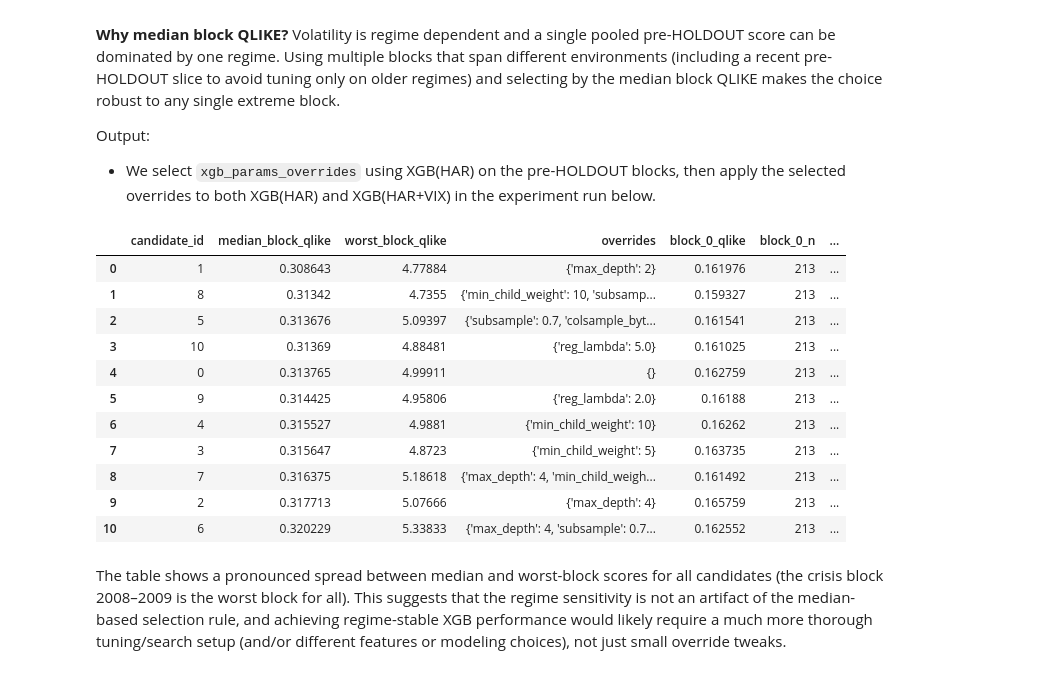
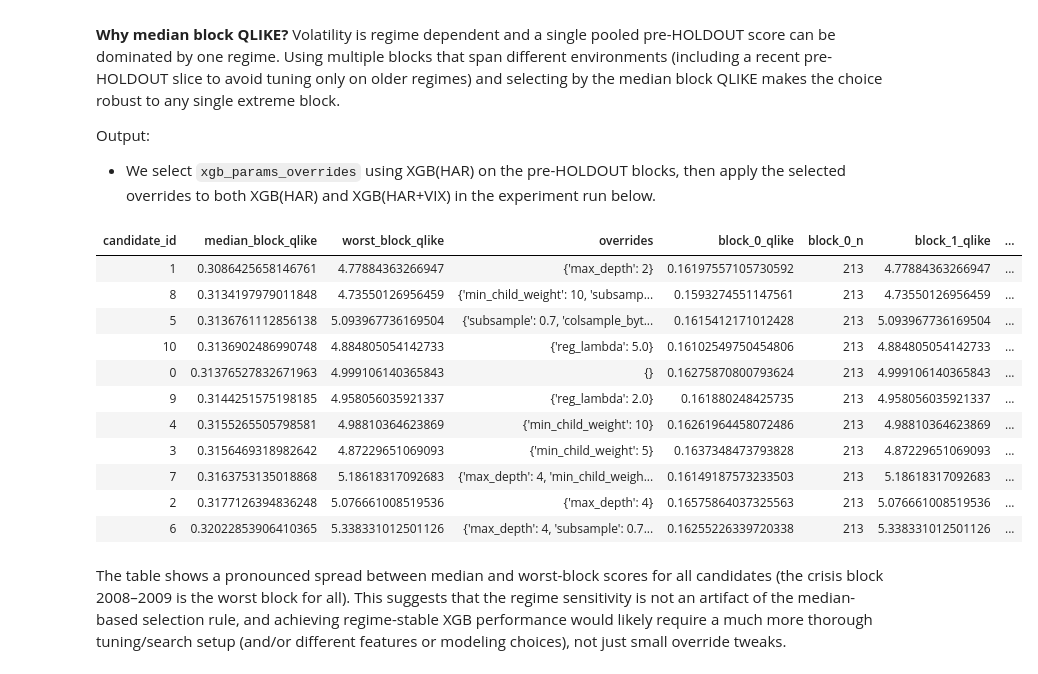
Before and after one commit to MJG-10/vol-forecast-and-control, a Jupyter notebook: notebooks/01_results.ipynb, the cells around one changed output. Cells and saved outputs as stored; diff of their text form; code cells hidden in the pictures.

```diff
--- a/notebooks/01_results.ipynb
+++ b/notebooks/01_results.ipynb
@@ -19,12 +19,19 @@ from vol_forecast.runner.experiment_pipeline import build_experiment_df
 from vol_forecast.runner.experiment import compute_experiment_report
 from vol_forecast.models_tuning.tuning import tune_xgb_params_pre_holdout
 
-from vol_forecast.runner.report_io import console_report, plot_report, save_report_csvs
-
 pd.set_option("display.max_columns", 200)
 pd.set_option("display.width", 140)
 pd.set_option("display.max_rows", 200)
 pd.set_option("display.float_format", lambda x: f"{x:,.6g}")
+
+def _fmt_cell(x):
+    if isinstance(x, (np.floating, float)):
+        x = float(x)
+        return f"{x:,.0f}" if x.is_integer() else str(x)
+    return str(x)
+
+def show_df(df: pd.DataFrame) -> None:
+    display(df.style.hide(axis="index").format(_fmt_cell))
 # %% [markdown]
 ## Overview
 
@@ -177,34 +184,34 @@ Output:
 # %%
 xgb_params_overrides = None
 xgb_tuning = {"status": "not_run", "best": None, "table": None}
 
 best_meta, tune_table = tune_xgb_params_pre_holdout(
     df=base_df,
     holdout_start=pd.Timestamp(holdout_start_date),
     horizon=horizon,
     cfg=wf_cfg,
     blocks=xgb_tuning_blocks,
 )
 xgb_params_overrides = best_meta["best_params_overrides"]
 xgb_tuning = {"status": "ran", "best": best_meta, "table": tune_table}
 
 xgb_tuning["status"], xgb_params_overrides
 
 if xgb_tuning["status"] == "ran":
-    display(xgb_tuning["table"].head(30))
+    show_df(xgb_tuning["table"].head(30))
 # %% [output]
-|  | candidate_id | median_block_qlike | worst_block_qlike | overrides | block_0_qlike | block_0_n | ... |
-| 0 | 1 | 0.308643 | 4.77884 | {'max_depth': 2} | 0.161976 | 213 | ... |
-| 1 | 8 | 0.31342 | 4.7355 | {'min_child_weight': 10, 'subsamp... | 0.159327 | 213 | ... |
-| 2 | 5 | 0.313676 | 5.09397 | {'subsample': 0.7, 'colsample_byt... | 0.161541 | 213 | ... |
-| 3 | 10 | 0.31369 | 4.88481 | {'reg_lambda': 5.0} | 0.161025 | 213 | ... |
-| 4 | 0 | 0.313765 | 4.99911 | {} | 0.162759 | 213 | ... |
-| 5 | 9 | 0.314425 | 4.95806 | {'reg_lambda': 2.0} | 0.16188 | 213 | ... |
-| 6 | 4 | 0.315527 | 4.9881 | {'min_child_weight': 10} | 0.16262 | 213 | ... |
-| 7 | 3 | 0.315647 | 4.8723 | {'min_child_weight': 5} | 0.163735 | 213 | ... |
-| 8 | 7 | 0.316375 | 5.18618 | {'max_depth': 4, 'min_child_weigh... | 0.161492 | 213 | ... |
-| 9 | 2 | 0.317713 | 5.07666 | {'max_depth': 4} | 0.165759 | 213 | ... |
-| 10 | 6 | 0.320229 | 5.33833 | {'max_depth': 4, 'subsample': 0.7... | 0.162552 | 213 | ... |
+| candidate_id | median_block_qlike | worst_block_qlike | overrides | block_0_qlike | block_0_n | block_1_qlike | ... |
+| 1 | 0.3086425658146761 | 4.77884363266947 | {'max_depth': 2} | 0.16197557105730592 | 213 | 4.77884363266947 | ... |
+| 8 | 0.3134197979011848 | 4.73550126956459 | {'min_child_weight': 10, 'subsamp... | 0.1593274551147561 | 213 | 4.73550126956459 | ... |
+| 5 | 0.3136761112856138 | 5.093967736169504 | {'subsample': 0.7, 'colsample_byt... | 0.1615412171012428 | 213 | 5.093967736169504 | ... |
+| 10 | 0.3136902486990748 | 4.884805054142733 | {'reg_lambda': 5.0} | 0.16102549750454806 | 213 | 4.884805054142733 | ... |
+| 0 | 0.31376527832671963 | 4.999106140365843 | {} | 0.16275870800793624 | 213 | 4.999106140365843 | ... |
+| 9 | 0.3144251575198185 | 4.958056035921337 | {'reg_lambda': 2.0} | 0.161880248425735 | 213 | 4.958056035921337 | ... |
+| 4 | 0.3155265505798581 | 4.98810364623869 | {'min_child_weight': 10} | 0.16261964458072486 | 213 | 4.98810364623869 | ... |
+| 3 | 0.3156469318982642 | 4.87229651069093 | {'min_child_weight': 5} | 0.1637348473793828 | 213 | 4.87229651069093 | ... |
+| 7 | 0.3163753135018868 | 5.18618317092683 | {'max_depth': 4, 'min_child_weigh... | 0.16149187573233503 | 213 | 5.18618317092683 | ... |
+| 2 | 0.3177126394836248 | 5.076661008519536 | {'max_depth': 4} | 0.16575864037325563 | 213 | 5.076661008519536 | ... |
+| 6 | 0.32022853906410365 | 5.338331012501126 | {'max_depth': 4, 'subsample': 0.7... | 0.16255226339720338 | 213 | 5.338331012501126 | ... |
 # %% [markdown]
 The table shows a pronounced spread between median and worst-block scores for all candidates (the crisis block 2008–2009 is the worst block for all). This suggests that the regime sensitivity is not an artifact of the median-based selection rule, and achieving regime-stable XGB performance would likely require a much more thorough tuning/search setup (and/or different features or modeling choices), not just small override tweaks.
 # %% [markdown]
```
Also changed, not shown: parts of 9 cells of this notebook.
